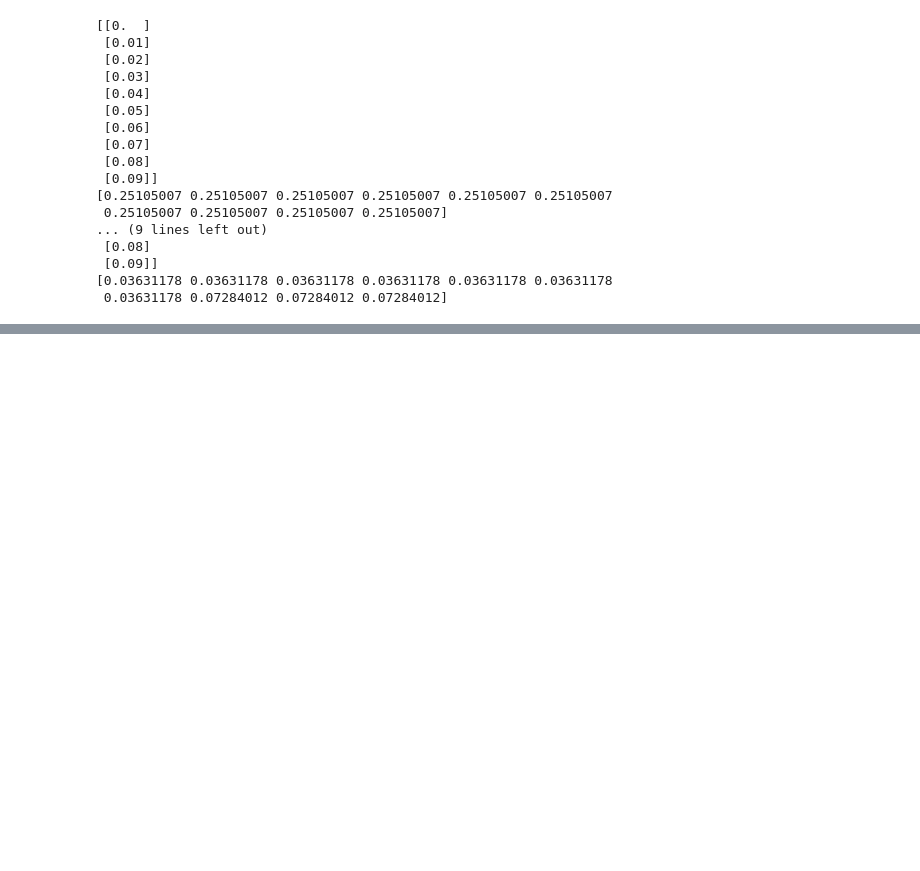
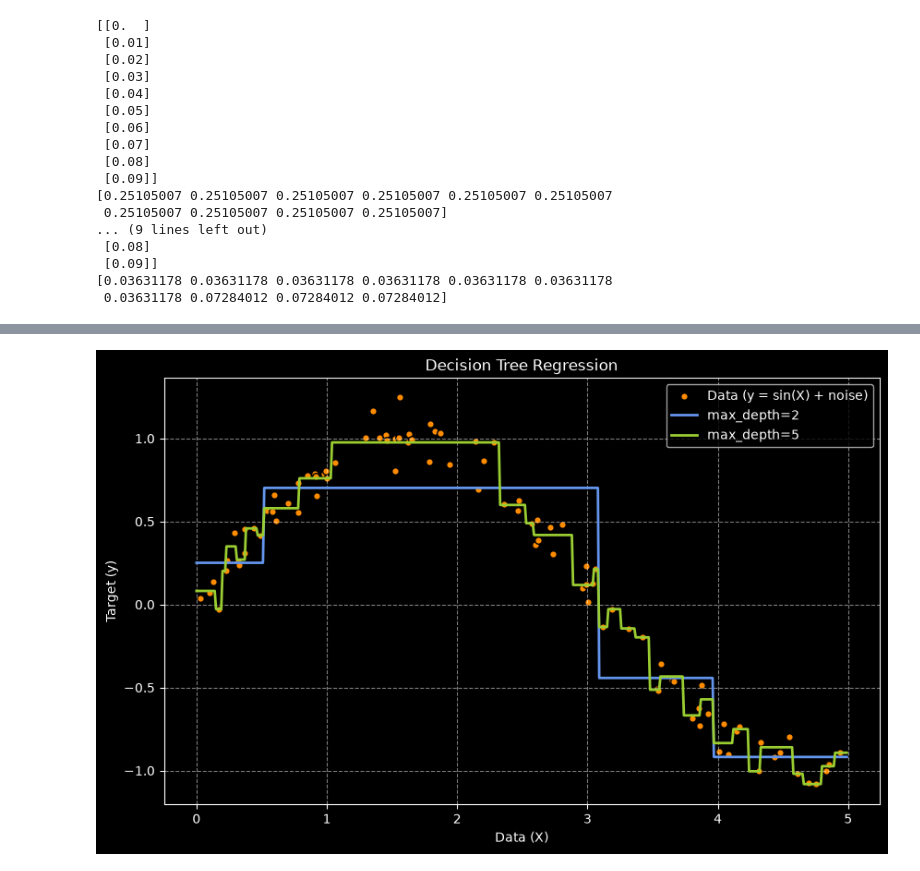
Before and after one commit to karkidipak/ai_class, a Jupyter notebook: week 6.ipynb, the cells around one changed output, grey strips where cells are left out. Saved outputs shown, nothing was run; the diff lists cells and outputs as text; code cells hidden in the pictures; blank space fills up the shorter version.

```diff
--- a/week 6.ipynb
+++ b/week 6.ipynb
@@ -205,0 +254,36 @@ print(y_2[0:10])
+# %%
+import numpy as np
+import matplotlib.pyplot as plt
+from sklearn.tree import DecisionTreeRegressor
+
+np.random.seed(42)
+X = np.sort(5 * np.random.rand(100, 1), axis=0)
+y = np.sin(X).ravel() + np.random.normal(0, 0.1, X.shape[0])
+
+regr_1 = DecisionTreeRegressor(max_depth=2)
+regr_2 = DecisionTreeRegressor(max_depth=5)
+
+regr_1.fit(X, y)
+regr_2.fit(X, y)
+
+X_test = np.arange(0.0, 5.0, 0.01)[:, np.newaxis]
+
+y_1 = regr_1.predict(X_test)
+y_2 = regr_2.predict(X_test)
+
+plt.figure(figsize=(10, 6))
+
+plt.scatter(X, y, s=30, c="darkorange", edgecolor="black", label="Data (y = sin(X) + noise)")
+
+plt.plot(X_test, y_1, color="cornflowerblue", label="max_depth=2", linewidth=2)
+plt.plot(X_test, y_2, color="yellowgreen", label="max_depth=5", linewidth=2)
+
+plt.xlabel("Data (X)")
+plt.ylabel("Target (y)")
+plt.title("Decision Tree Regression")
+plt.legend()
+plt.grid(True, linestyle="--", alpha=0.5)
+
+plt.show()
+# %% [output]
+[figure, added]
```
Also changed, not shown: parts of 1 cell of this notebook.
